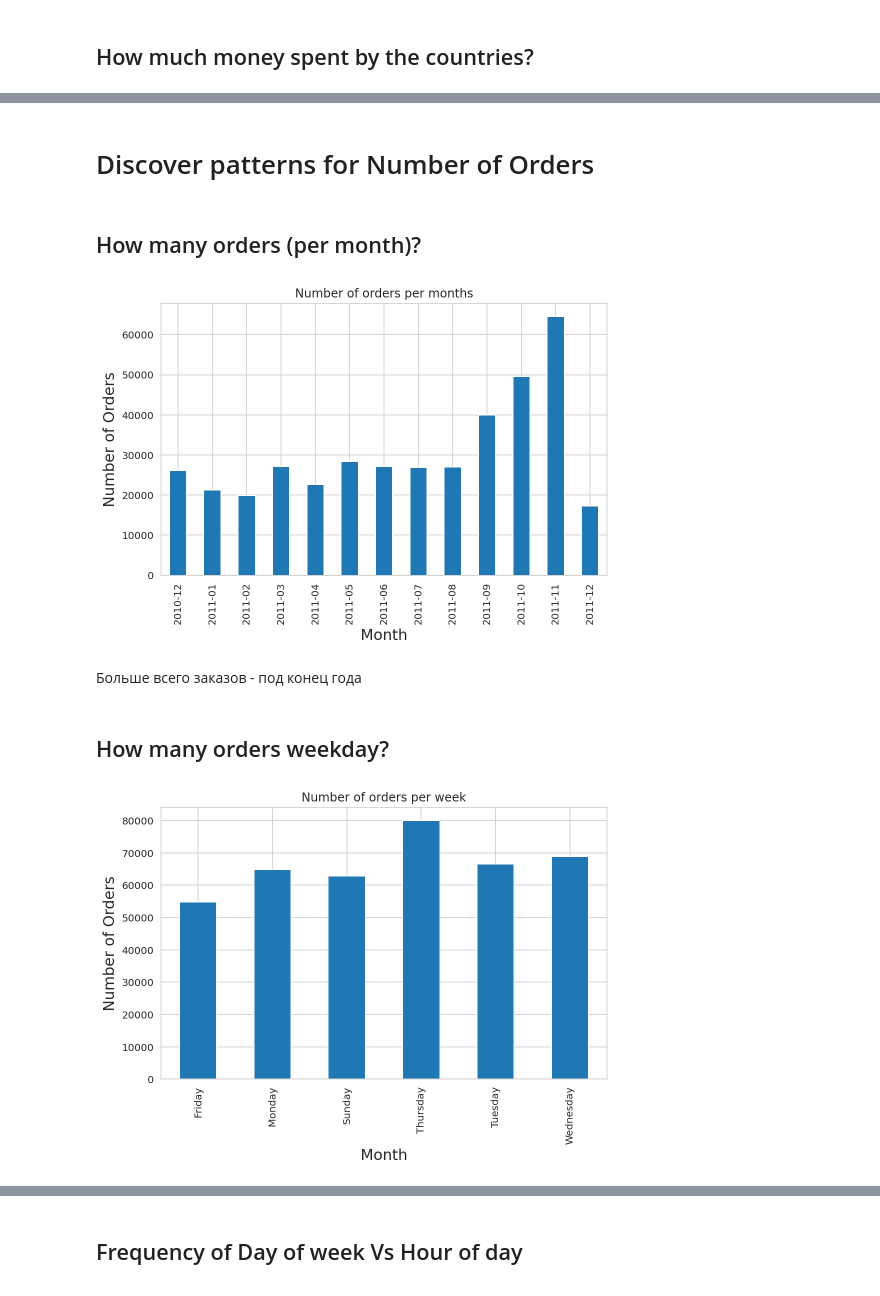
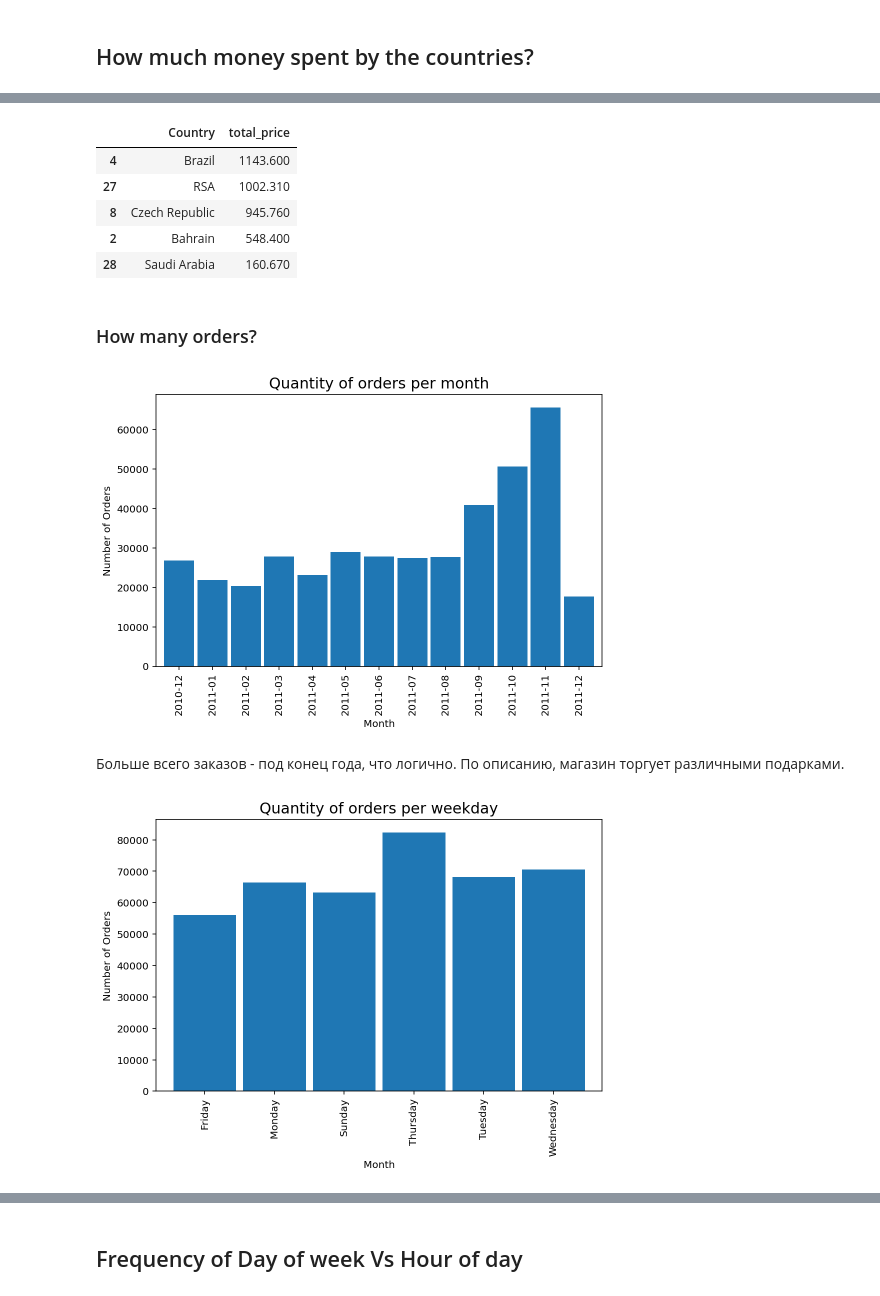
Before and after one commit to morkinskina/e-commerce-data-analysis, a Jupyter notebook: e-commerce-eda.ipynb, the cells around one changed output, grey strips where cells are left out. Drawn from its saved outputs; the diff is of its cells as text; code cells hidden in the pictures.

```diff
--- a/e-commerce-eda.ipynb
+++ b/e-commerce-eda.ipynb
@@ -171,8 +95,0 @@ df['invoice_date'].min(), df['invoice_date'].max()
-# %%
-df['year_month'] = df['invoice_date'].dt.to_period('M')
-df['week'] = df['invoice_date'].dt.week
-df['day'] = df['invoice_date'].dt.day
-df['weekday'] = df['invoice_date'].dt.day_name()
-df['hour'] = df['invoice_date'].dt.hour
-# %%
-df['year_month'] = df['year_month'].astype(str)
@@ -225,2 +95,0 @@ df.describe()
-# %%
-df = df[df.quantity > 0]
@@ -241,2 +95,0 @@ df.describe()
-# %%
-df['amount_spent'] = df['quantity'] * df['unit_price']
@@ -294,23 +153,29 @@ money_spent.tail()
-# %% [markdown]
-# Discover patterns for Number of Orders
+# %%
+# bottom-5
+money_spent.tail()
+# %% [output]
+|  | Country | total_price |
+| 4 | Brazil | 1143.600 |
+| 27 | RSA | 1002.310 |
+| 8 | Czech Republic | 945.760 |
+| 2 | Bahrain | 548.400 |
+| 28 | Saudi Arabia | 160.670 |
 # %% [markdown]
-## How many orders (per month)?
+### How many orders?
 # %%
-df.groupby('year_month')['invoice_num'].count().plot(kind='bar')
-plt.title('Number of orders per months')
-plt.xlabel('Month',fontsize=15)
-plt.ylabel('Number of Orders',fontsize=15);
+df.groupby('year_month')['InvoiceNo'].count().plot(kind='bar', width=0.9)
+plt.title('Quantity of orders per month', fontsize=15)
+plt.xlabel('Month',fontsize=10)
+plt.ylabel('Number of Orders',fontsize=10);
 # %% [output]
-[figure, old version]
+[figure, new version]
 # %% [markdown]
-Больше всего заказов - под конец года
+Больше всего заказов - под конец года, что логично. По описанию, магазин торгует различными подарками.
-# %% [markdown]
- ## How many orders weekday?
 # %%
-df.groupby('weekday')['invoice_num'].count().plot(kind='bar')
-plt.title('Number of orders per week')
-plt.xlabel('Month',fontsize=15)
-plt.ylabel('Number of Orders',fontsize=15);
+df.groupby('weekday')['InvoiceNo'].count().plot(kind='bar', width=0.9)
+plt.title('Quantity of orders per weekday', fontsize=15)
+plt.xlabel('Month',fontsize=10)
+plt.ylabel('Number of Orders',fontsize=10);
 # %% [output]
-[figure, old version]
+[figure, new version]
 # %% [markdown]
```
Also changed, not shown: parts of 83 cells of this notebook, 2 other files.
